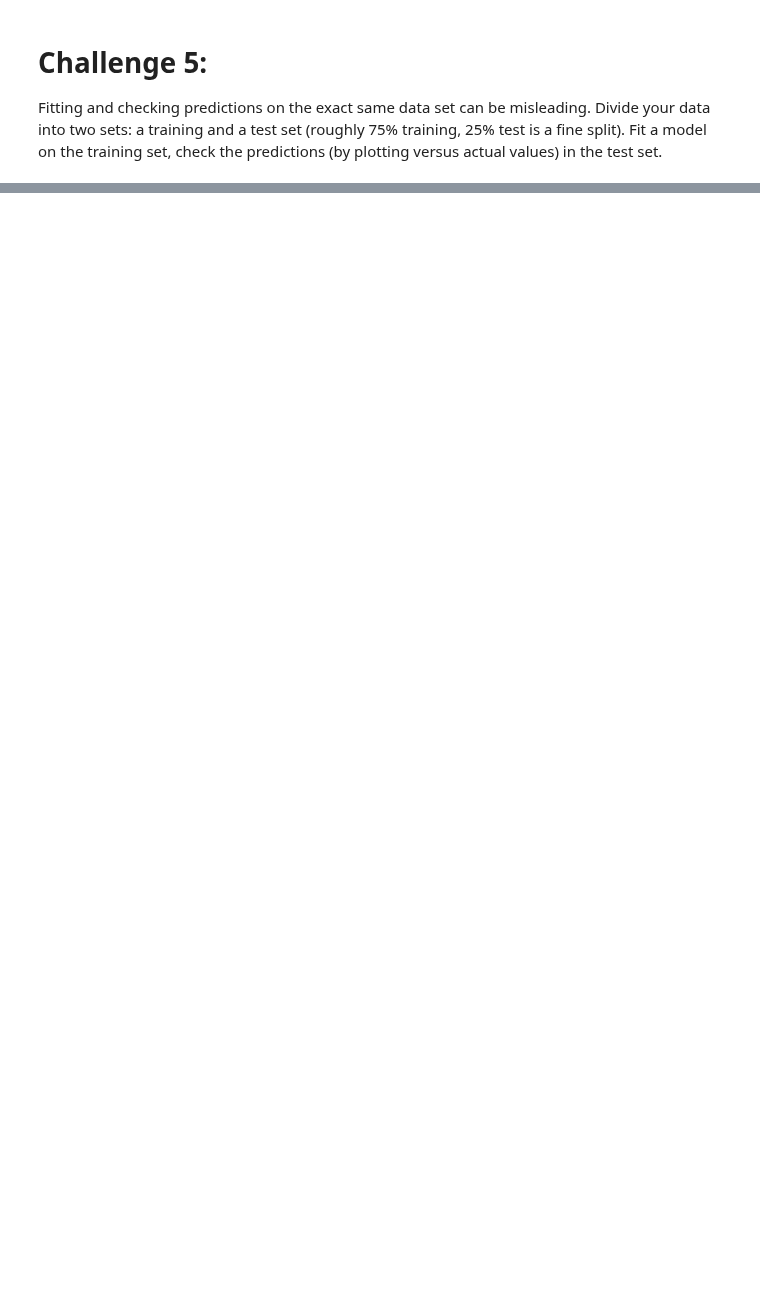
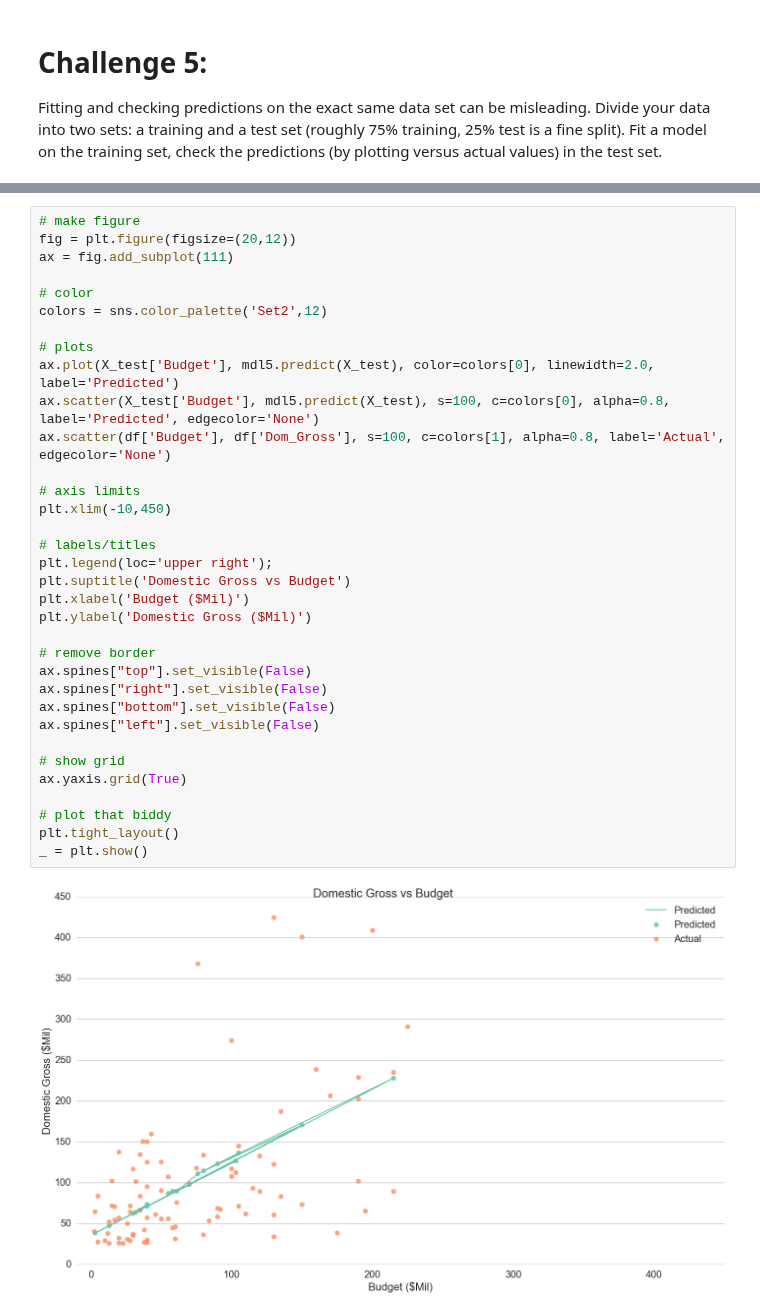
Before and after one commit to robinsones/dsp, a Jupyter notebook: challenges/submissions/03-linear_splitting/bryant/03-linear_splitting.ipynb, the cells around one changed output, grey strips where cells are left out. Drawn from its saved outputs; the diff is of its cells as text; blank space fills up the shorter version.

```diff
--- a/challenges/submissions/03-linear_splitting/bryant/03-linear_splitting.ipynb
+++ b/challenges/submissions/03-linear_splitting/bryant/03-linear_splitting.ipynb
@@ -315,3 +469,39 @@ Fitting and checking predictions on the exact same data set can be misleading. D
+# %%
+# make figure
+fig = plt.figure(figsize=(20,12))
+ax = fig.add_subplot(111)
+
+# color
+colors = sns.color_palette('Set2',12)
+
+# plots
+ax.plot(X_test['Budget'], mdl5.predict(X_test), color=colors[0], linewidth=2.0, label='Predicted')
+ax.scatter(X_test['Budget'], mdl5.predict(X_test), s=100, c=colors[0], alpha=0.8, label='Predicted', edgecolor='None')
+ax.scatter(df['Budget'], df['Dom_Gross'], s=100, c=colors[1], alpha=0.8, label='Actual', edgecolor='None')
+
+# axis limits
+plt.xlim(-10,450)
+
+# labels/titles
+plt.legend(loc='upper right');
+plt.suptitle('Domestic Gross vs Budget')
+plt.xlabel('Budget ($Mil)')
+plt.ylabel('Domestic Gross ($Mil)')
+
+# remove border
+ax.spines["top"].set_visible(False)
+ax.spines["right"].set_visible(False)
+ax.spines["bottom"].set_visible(False)
+ax.spines["left"].set_visible(False)
+
+# show grid
+ax.yaxis.grid(True)
+
+# plot that biddy
+plt.tight_layout()
+_ = plt.show()
+# %% [output]
+[figure, added]
 # %% [markdown]
 ## Answer for Challenge 5 is:
 
```
Also changed, not shown: parts of 20 cells of this notebook.
